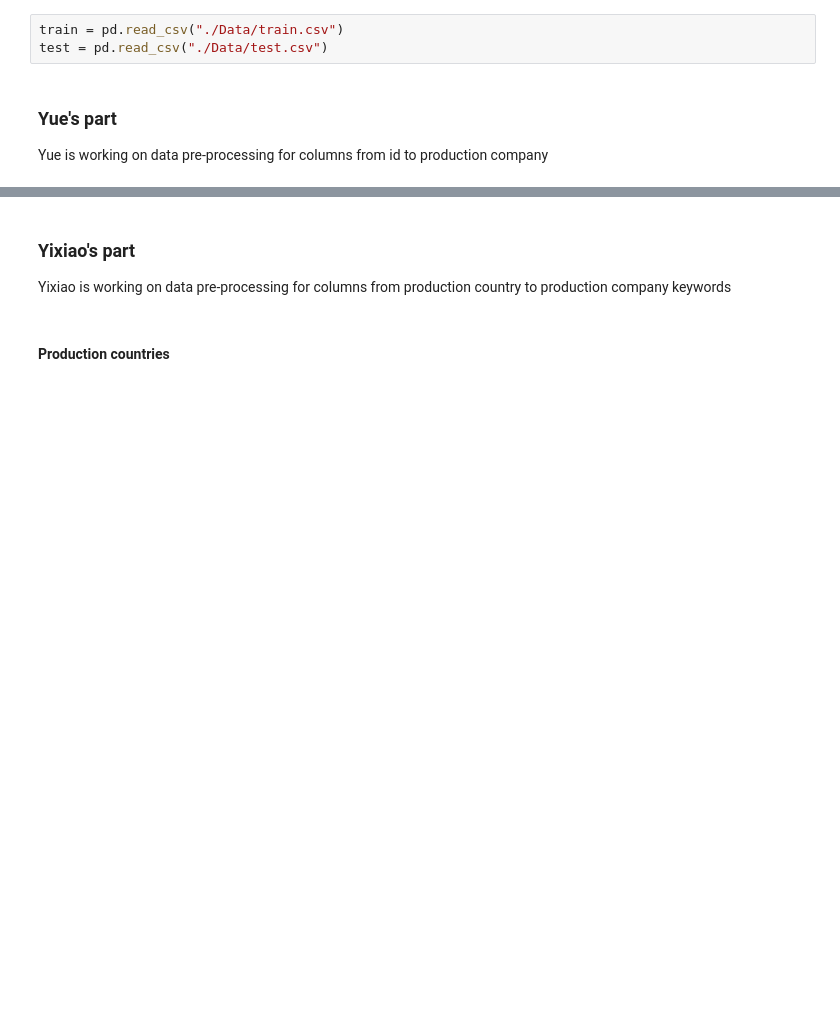
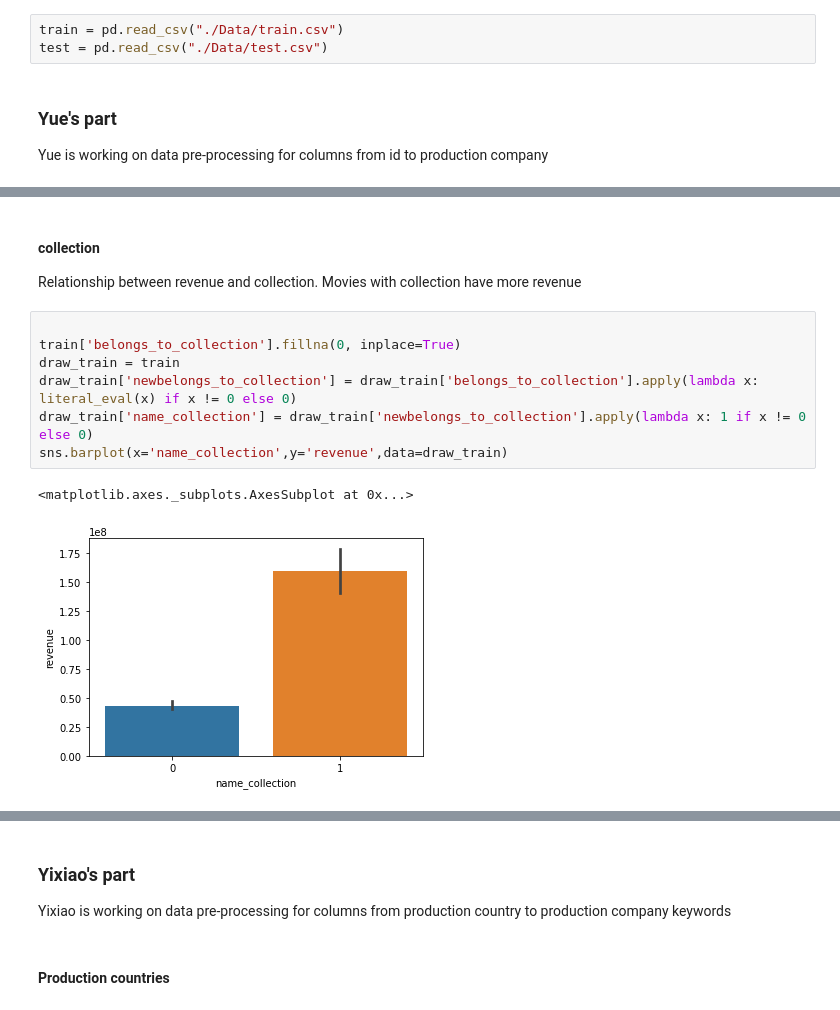
Before and after one commit to z5219951/revenue, a Jupyter notebook: data_preprocessing.ipynb, the cells around one changed output, grey strips where cells are left out. Saved outputs shown, nothing was run; the diff lists cells and outputs as text; blank space fills up the shorter version.

```diff
--- a/data_preprocessing.ipynb
+++ b/data_preprocessing.ipynb
@@ -43,0 +197,14 @@ Yue is working on data pre-processing for columns from id to production company
+# %% [markdown]
+#### collection
+Relationship between revenue and collection.
+Movies with collection have more revenue
+# %%
+
+train['belongs_to_collection'].fillna(0, inplace=True)
+draw_train = train
+draw_train['newbelongs_to_collection'] = draw_train['belongs_to_collection'].apply(lambda x: literal_eval(x) if x != 0 else 0)
+draw_train['name_collection'] = draw_train['newbelongs_to_collection'].apply(lambda x: 1 if x != 0 else 0)
+sns.barplot(x='name_collection',y='revenue',data=draw_train)
+# %% [output]
+<matplotlib.axes._subplots.AxesSubplot at 0x...>
+[figure, added]
```
Also changed, not shown: parts of 34 cells of this notebook, 1 other file.
